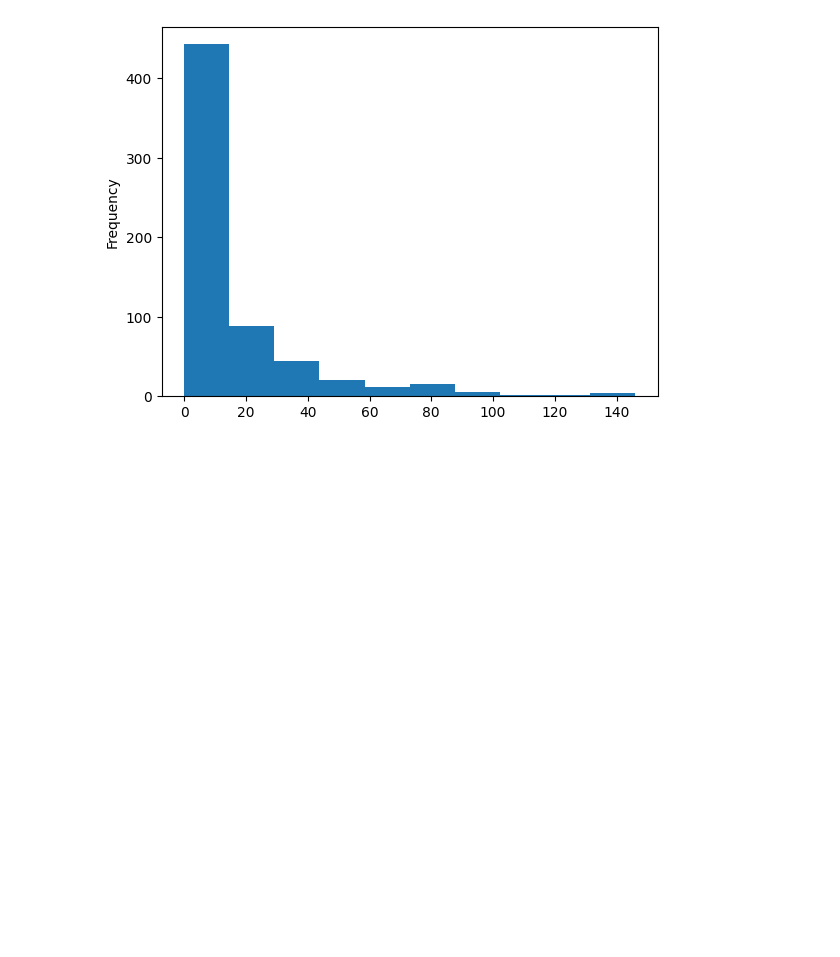
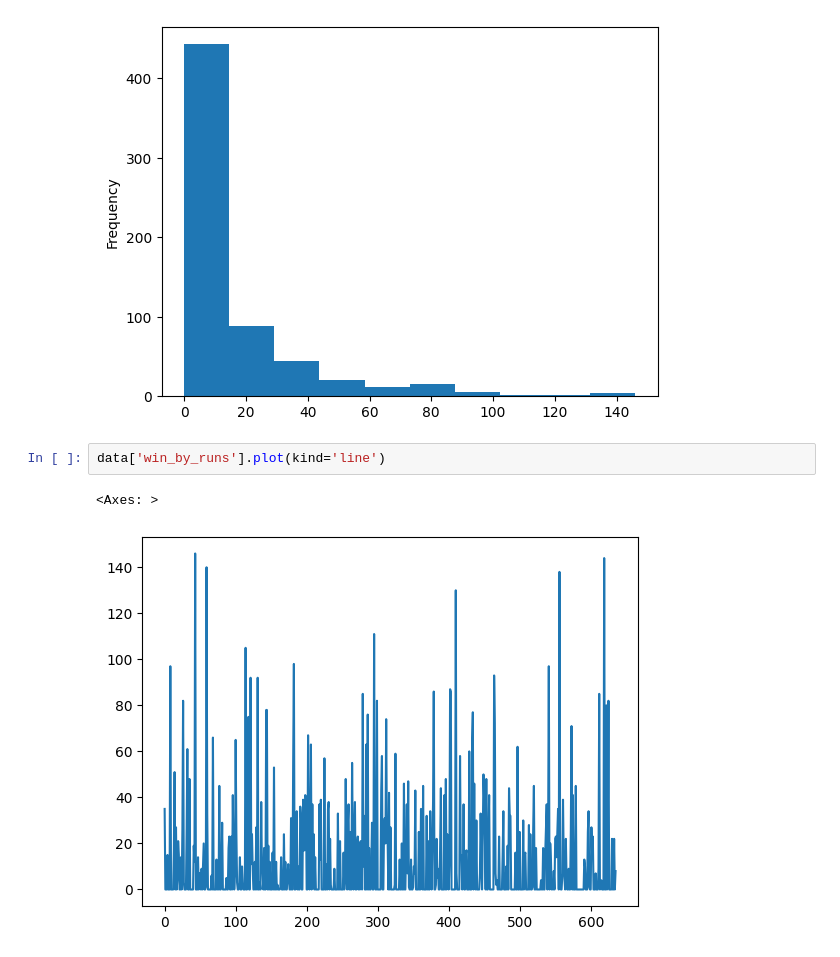
Before and after one commit to Somnath6Das/Numpy-Pandas-Python, a Jupyter notebook: O15_pandas_value_count_function.ipynb, the cells around one changed output. Saved outputs shown, nothing was run; the diff lists cells and outputs as text; blank space fills up the shorter version.

```diff
--- a/O15_pandas_value_count_function.ipynb
+++ b/O15_pandas_value_count_function.ipynb
@@ -54,3 +73,8 @@ data['win_by_runs'].plot(kind='hist')
 # %% [output]
 <Axes: ylabel='Frequency'>
 [figure]
+# %%
+data['win_by_runs'].plot(kind='line')
+# %% [output]
+<Axes: >
+[figure, added]
```
Also changed, not shown: parts of 2 cells of this notebook, 2 other files.
